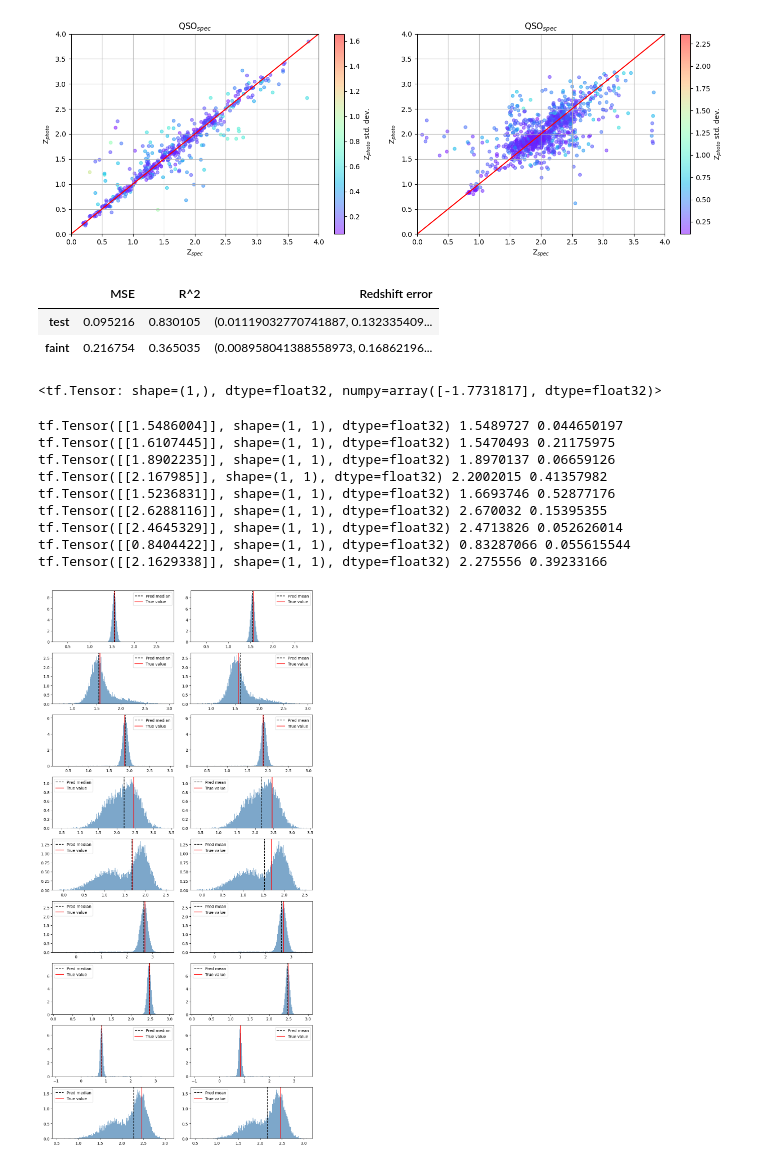
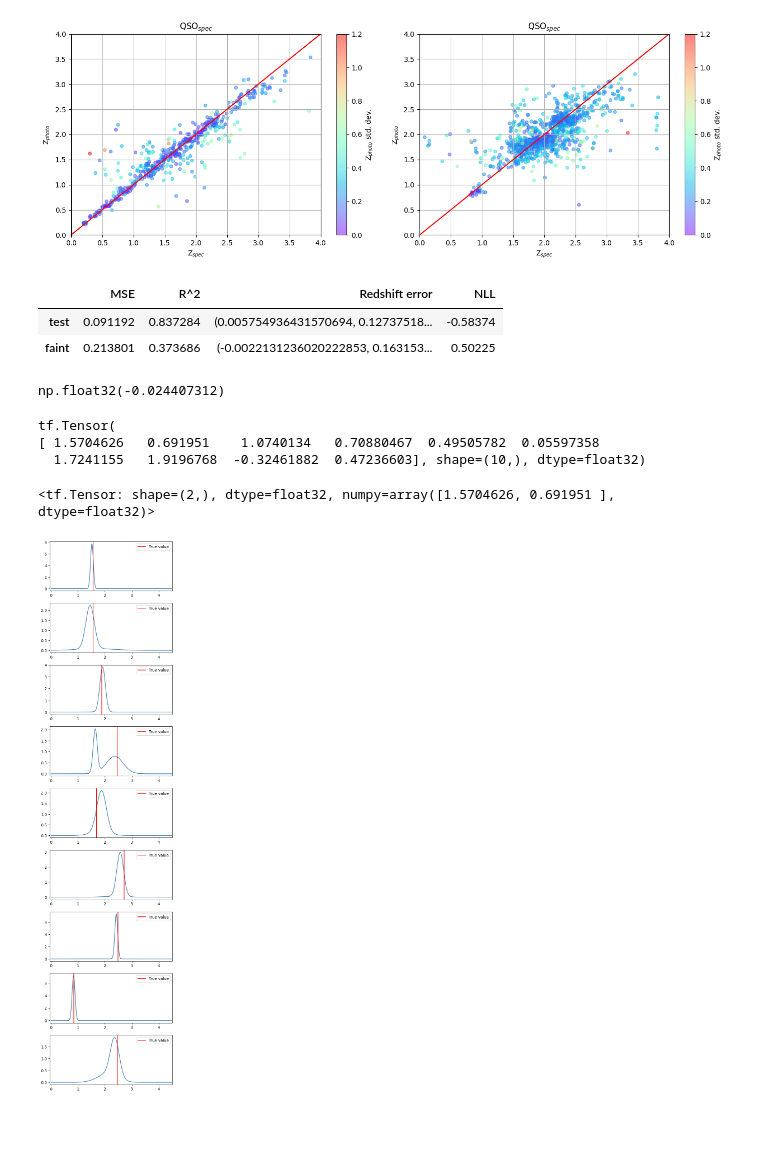
Before and after one commit to kacper-drabicki/redshift, a Jupyter notebook: notebooks/double_gauss_test.ipynb, the cells around one changed output. Saved outputs shown, nothing was run; the diff lists cells and outputs as text; code cells hidden in the pictures; blank space fills up the shorter version.

```diff
--- a/notebooks/double_gauss_test.ipynb
+++ b/notebooks/double_gauss_test.ipynb
@@ -38,9 +31,11 @@ importlib.reload(ev)
 
 evaluator = ev.Evaluator(df)
 evaluator.redshift_std()
-evaluator.evaluate_metrics()
+metrics = evaluator.evaluate_metrics()
+# metrics.to_csv("../../metrics/dg_mean_stddev_dropout_4.csv")
+metrics
 # %% [output]
-[figure, old version]
+[figure, new version]
-|  | MSE | R^2 | Redshift error |
-| test | 0.095216 | 0.830105 | (0.01119032770741887, 0.132335409... |
-| faint | 0.216754 | 0.365035 | (0.008958041388558973, 0.16862196... |
+|  | MSE | R^2 | Redshift error | NLL |
+| test | 0.091192 | 0.837284 | (0.005754936431570694, 0.12737518... | -0.58374 |
+| faint | 0.213801 | 0.373686 | (-0.0022131236020222853, 0.163153... | 0.50225 |
@@ -49,68 +42,65 @@ evaluator.evaluate_metrics()
+# %%
+-df.data.loc[df.data["split"]=="test", "log_prob"].mean()
+# %% [output]
+np.float32(-0.024407312)
 # %%
 df.data[df.data["split"] == "test"].to_csv("../../double_gaussian_output")
 # %%
-y_test = y_test[:1]
-ngg = -y_model.log_prob(y_test)
-ngg
+import tensorflow as tf
+y_test = model.strategy.y_test
+y_test = y_test[:10].values.reshape(-1,1)
+y_model = raw_model(X_test[:10])
+print(y_model.log_prob(y_test))
+y_model = raw_model(X_test[:2])
+y_model.log_prob(y_test[:2])
 # %% [output]
-<tf.Tensor: shape=(1,), dtype=float32, numpy=array([-1.7731817], dtype=float32)>
+tf.Tensor(
+[ 1.5704626   0.691951    1.0740134   0.70880467  0.49505782  0.05597358
+  1.7241155   1.9196768  -0.32461882  0.47236603], shape=(10,), dtype=float32)
+<tf.Tensor: shape=(2,), dtype=float32, numpy=array([1.5704626, 0.691951 ], dtype=float32)>
 # %%
 X_test = model.strategy.X_test
 y_test = model.strategy.y_test
 raw_model = model.strategy.network
 scaler = model.strategy.scaler
 X_test = scaler.transform(X_test)
+points = np.arange(0,6,0.01)
 
-fig, axes = plt.subplots(9, 2, figsize=(10, 20))
 
-for ax, i in zip(axes, range(9)):
+fig, axes = plt.subplots(9, 1, figsize=(5, 20))
+
+for ax, i in zip(axes, range(0,10)):
     x_input = X_test[i:i+1]
     y_model = raw_model(x_input)
 
-    y_sample = y_model.sample(10000).numpy().reshape(-1)
+    probs = []
+    for point in points:
+        log_prob = y_model.log_prob(point)
+        probs.append(np.exp(log_prob))
 
-    ax[0].hist(y_sample, bins=200, density=True, alpha=0.7, color='steelblue')
-    ax[0].axvline(np.median(y_sample), color='black', linestyle='--', label='Pred median')
-    ax[0].axvline(y_test.values[i], color='red', linestyle='-', label='True value')
-    ax[0].legend()
+    ax.plot(points, probs, color='steelblue')
+    ax.axvline(y_test.values[i], color='red', linestyle='-', label='True value')
+    ax.set_xlim(-0.05,4.5)
+    ax.legend()
 
-    ax[1].hist(y_sample, bins=200, density=True, alpha=0.7, color='steelblue')
-    ax[1].axvline(y_model.mean(), color='black', linestyle='--', label='Pred mean')
-    ax[1].axvline(y_test.values[i], color='red', linestyle='-', label='True value')
-    ax[1].legend()
-
-    lower = np.percentile(y_sample, 16, axis=0)
-    upper = np.percentile(y_sample, 84, axis=0)
-    std = (upper - lower) / 2
-
-    print(y_model.mean(), np.median(y_sample), std)
 
 plt.tight_layout()
 plt.show()
 # # x=7357 Large redshift
 # # x=3 Two modes
 # x = 7357
 # y_model = raw_model(X_test[x:x+1])
 # y_sample = y_model.sample(1000000).numpy().reshape(-1)
 # print(np.median(y_sample))
 # print(y_test.values[x])
 # print(y_model.mean())
 # print(y_model.stddev())
 # plt.hist(y_sample, bins=1000)
 # # plt.xlim(1.2,1.8)
 # plt.show()
 
 # means = y_model.components_distribution.distribution.loc.numpy()
 # stds = y_model.components_distribution.distribution.scale.numpy()
 # means, stds
 # %% [output]
-tf.Tensor([[1.5486004]], shape=(1, 1), dtype=float32) 1.5489727 0.044650197
-tf.Tensor([[1.6107445]], shape=(1, 1), dtype=float32) 1.5470493 0.21175975
-tf.Tensor([[1.8902235]], shape=(1, 1), dtype=float32) 1.8970137 0.06659126
-tf.Tensor([[2.167985]], shape=(1, 1), dtype=float32) 2.2002015 0.41357982
-tf.Tensor([[1.5236831]], shape=(1, 1), dtype=float32) 1.6693746 0.52877176
-tf.Tensor([[2.6288116]], shape=(1, 1), dtype=float32) 2.670032 0.15395355
-tf.Tensor([[2.4645329]], shape=(1, 1), dtype=float32) 2.4713826 0.052626014
-tf.Tensor([[0.8404422]], shape=(1, 1), dtype=float32) 0.83287066 0.055615544
-tf.Tensor([[2.1629338]], shape=(1, 1), dtype=float32) 2.275556 0.39233166
-[figure, old version]
+[figure, new version]
```
Also changed, not shown: parts of 7 cells of this notebook, 8 other files.
